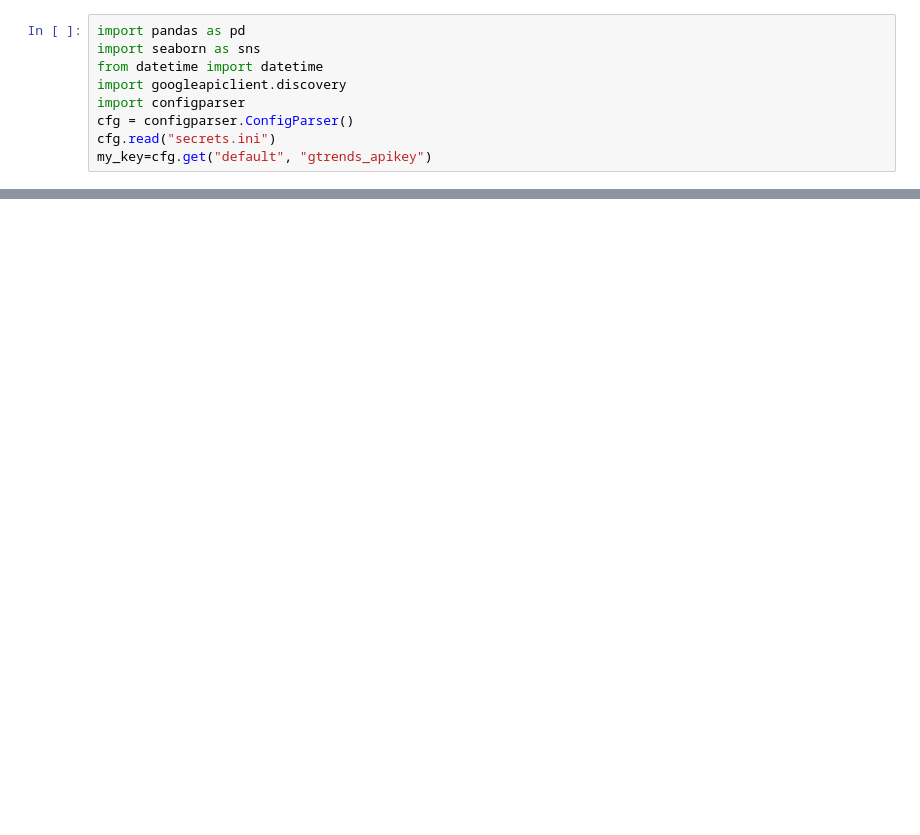
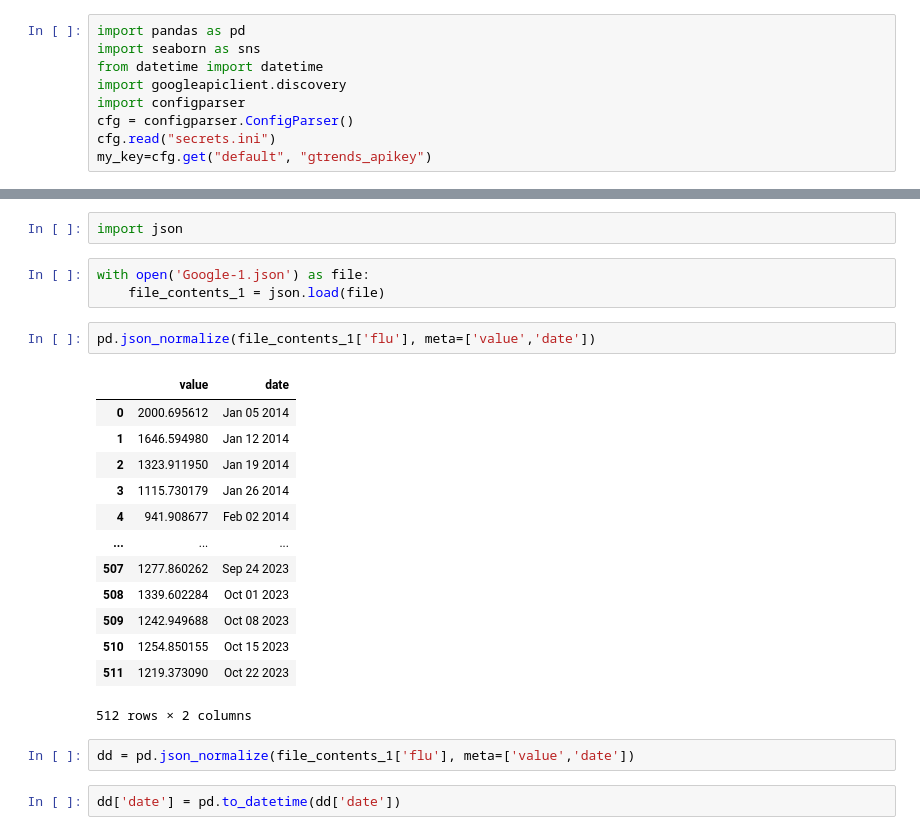
Before and after one commit to tyg3rr/Scribbles, a Jupyter notebook: Shiny New Google API .ipynb, the cells around one changed output, grey strips where cells are left out. Drawn from its saved outputs; the diff is of its cells as text; blank space fills up the shorter version.

```diff
--- a/Shiny New Google API .ipynb
+++ b/Shiny New Google API .ipynb
@@ -125,0 +32,25 @@ service.getTimelinesForHealth()
+# %%
+import json
+# %%
+with open('Google-1.json') as file:
+    file_contents_1 = json.load(file)
+# %%
+pd.json_normalize(file_contents_1['flu'], meta=['value','date'])
+# %% [output]
+|  | value | date |
+| 0 | 2000.695612 | Jan 05 2014 |
+| 1 | 1646.594980 | Jan 12 2014 |
+| 2 | 1323.911950 | Jan 19 2014 |
+| 3 | 1115.730179 | Jan 26 2014 |
+| 4 | 941.908677 | Feb 02 2014 |
+| ... | ... | ... |
+| 507 | 1277.860262 | Sep 24 2023 |
+| 508 | 1339.602284 | Oct 01 2023 |
+| 509 | 1242.949688 | Oct 08 2023 |
+| 510 | 1254.850155 | Oct 15 2023 |
+| 511 | 1219.373090 | Oct 22 2023 |
+512 rows × 2 columns
+# %%
+dd = pd.json_normalize(file_contents_1['flu'], meta=['value','date'])
+# %%
+dd['date'] = pd.to_datetime(dd['date'])
```
Also changed, not shown: parts of 33 cells of this notebook, 5 other files.
